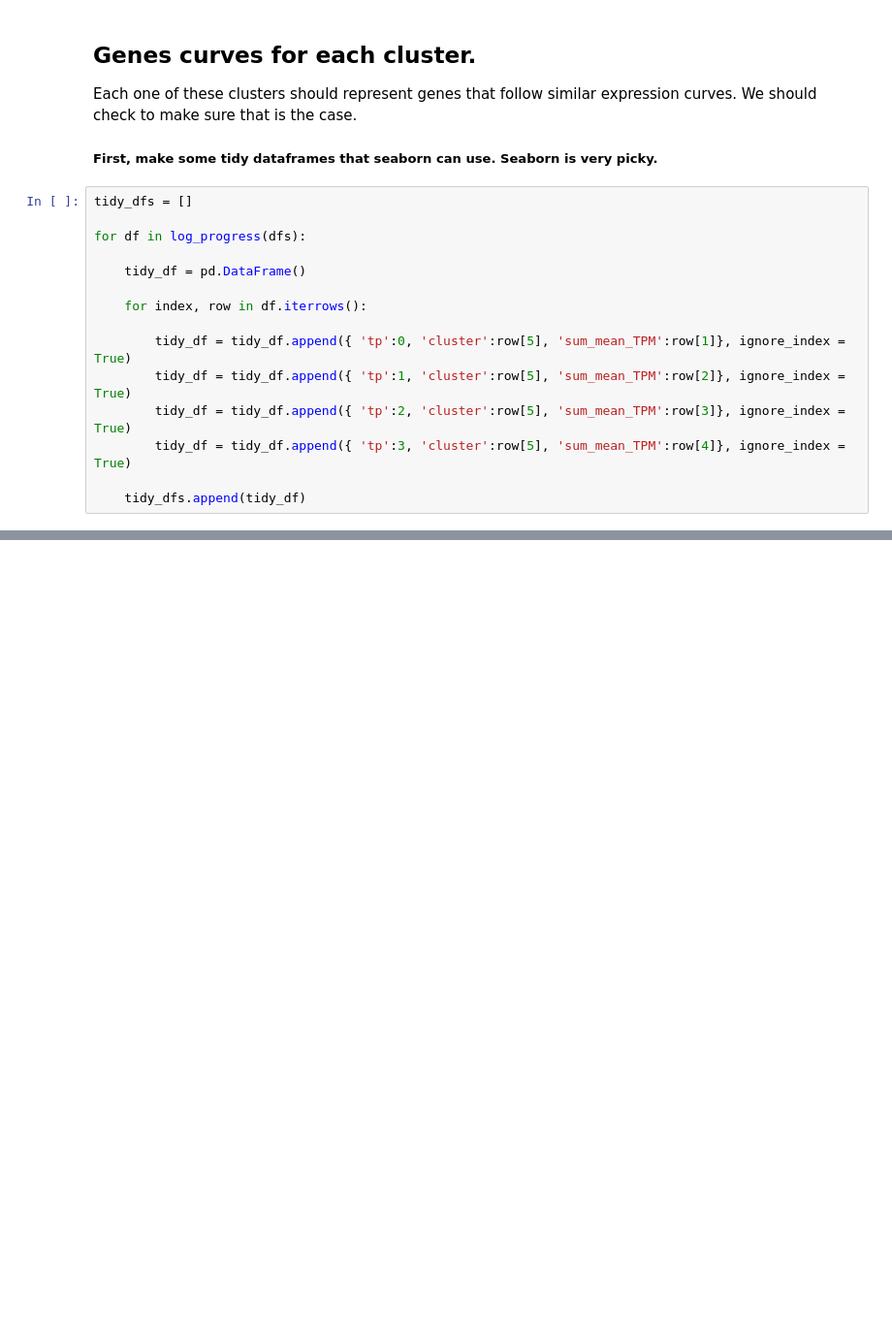
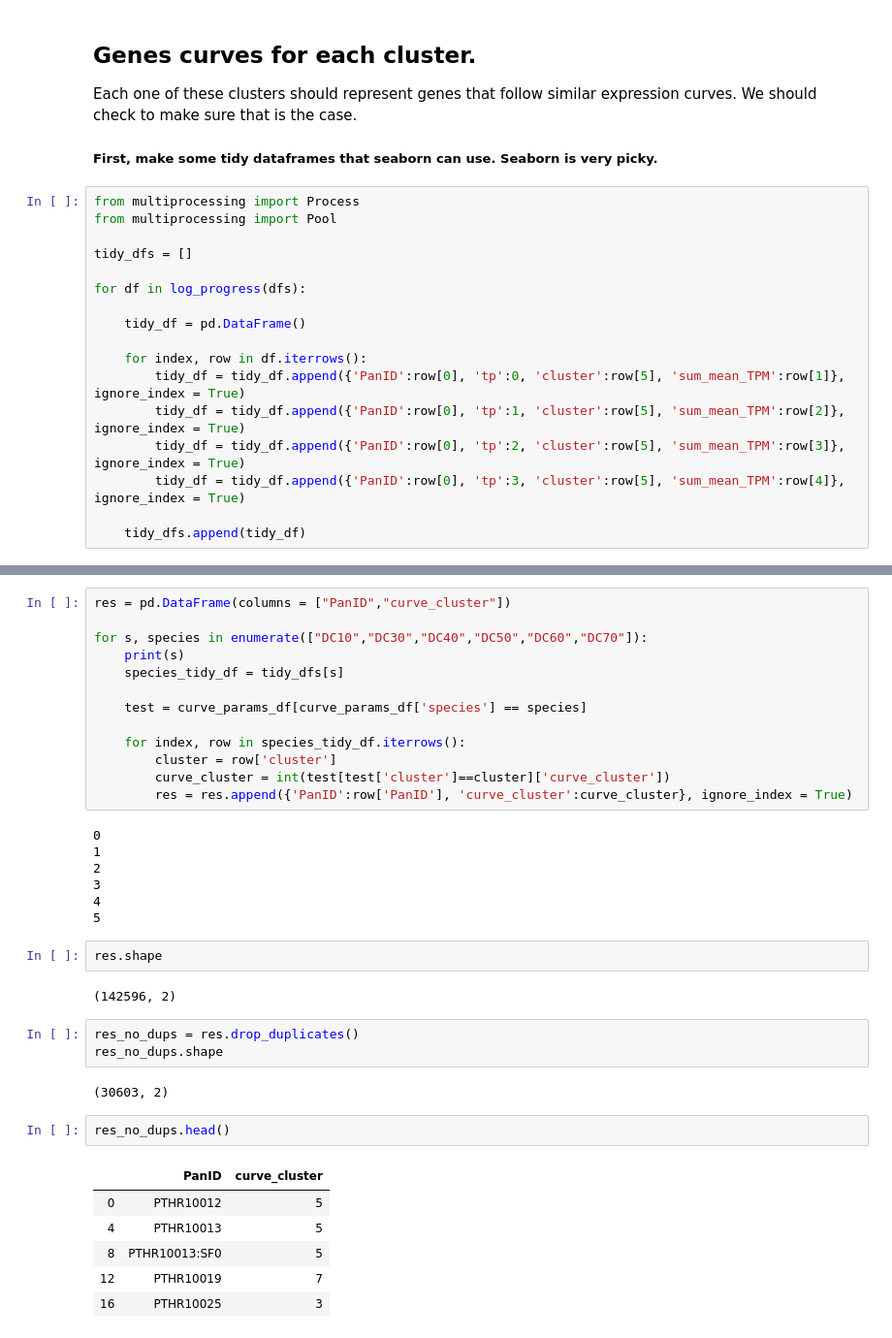
Before and after one commit to kartiktennis/AlgaelGrowthAnalysis, a Jupyter notebook: matt_gene_level_cumulative.ipynb, the cells around one changed output, grey strips where cells are left out. Shown at 97% size. Drawn from its saved outputs; the diff is of its cells as text; blank space fills up the shorter version.

```diff
--- a/matt_gene_level_cumulative.ipynb
+++ b/matt_gene_level_cumulative.ipynb
@@ -238,6 +240,9 @@ Each one of these clusters should represent genes that follow similar expression
 
 ##### First, make some tidy dataframes that seaborn can use. Seaborn is very picky.
 # %%
+from multiprocessing import Process
+from multiprocessing import Pool
+
 tidy_dfs = []
 
 for df in log_progress(dfs):
@@ -245,11 +250,10 @@ for df in log_progress(dfs):
     tidy_df = pd.DataFrame()
 
     for index, row in df.iterrows():
-
-        tidy_df = tidy_df.append({ 'tp':0, 'cluster':row[5], 'sum_mean_TPM':row[1]}, ignore_index = True)
-        tidy_df = tidy_df.append({ 'tp':1, 'cluster':row[5], 'sum_mean_TPM':row[2]}, ignore_index = True)
-        tidy_df = tidy_df.append({ 'tp':2, 'cluster':row[5], 'sum_mean_TPM':row[3]}, ignore_index = True)
-        tidy_df = tidy_df.append({ 'tp':3, 'cluster':row[5], 'sum_mean_TPM':row[4]}, ignore_index = True)
+        tidy_df = tidy_df.append({'PanID':row[0], 'tp':0, 'cluster':row[5], 'sum_mean_TPM':row[1]}, ignore_index = True)
+        tidy_df = tidy_df.append({'PanID':row[0], 'tp':1, 'cluster':row[5], 'sum_mean_TPM':row[2]}, ignore_index = True)
+        tidy_df = tidy_df.append({'PanID':row[0], 'tp':2, 'cluster':row[5], 'sum_mean_TPM':row[3]}, ignore_index = True)
+        tidy_df = tidy_df.append({'PanID':row[0], 'tp':3, 'cluster':row[5], 'sum_mean_TPM':row[4]}, ignore_index = True)
 
     tidy_dfs.append(tidy_df)
 # %% [output]
@@ -297,0 +358,38 @@ Text(0.06, 0.83, 'DC10')
+# %%
+res = pd.DataFrame(columns = ["PanID","curve_cluster"])
+
+for s, species in enumerate(["DC10","DC30","DC40","DC50","DC60","DC70"]):
+    print(s)
+    species_tidy_df = tidy_dfs[s]
+
+    test = curve_params_df[curve_params_df['species'] == species]
+
+    for index, row in species_tidy_df.iterrows():
+        cluster = row['cluster']
+        curve_cluster = int(test[test['cluster']==cluster]['curve_cluster'])
+        res = res.append({'PanID':row['PanID'], 'curve_cluster':curve_cluster}, ignore_index = True)
+# %% [output]
+0
+1
+2
+3
+4
+5
+# %%
+res.shape
+# %% [output]
+(142596, 2)
+# %%
+res_no_dups = res.drop_duplicates()
+res_no_dups.shape
+# %% [output]
+(30603, 2)
+# %%
+res_no_dups.head()
+# %% [output]
+|  | PanID | curve_cluster |
+| 0 | PTHR10012 | 5 |
+| 4 | PTHR10013 | 5 |
+| 8 | PTHR10013:SF0 | 5 |
+| 12 | PTHR10019 | 7 |
+| 16 | PTHR10025 | 3 |
```
Also changed, not shown: parts of 4 cells of this notebook.
